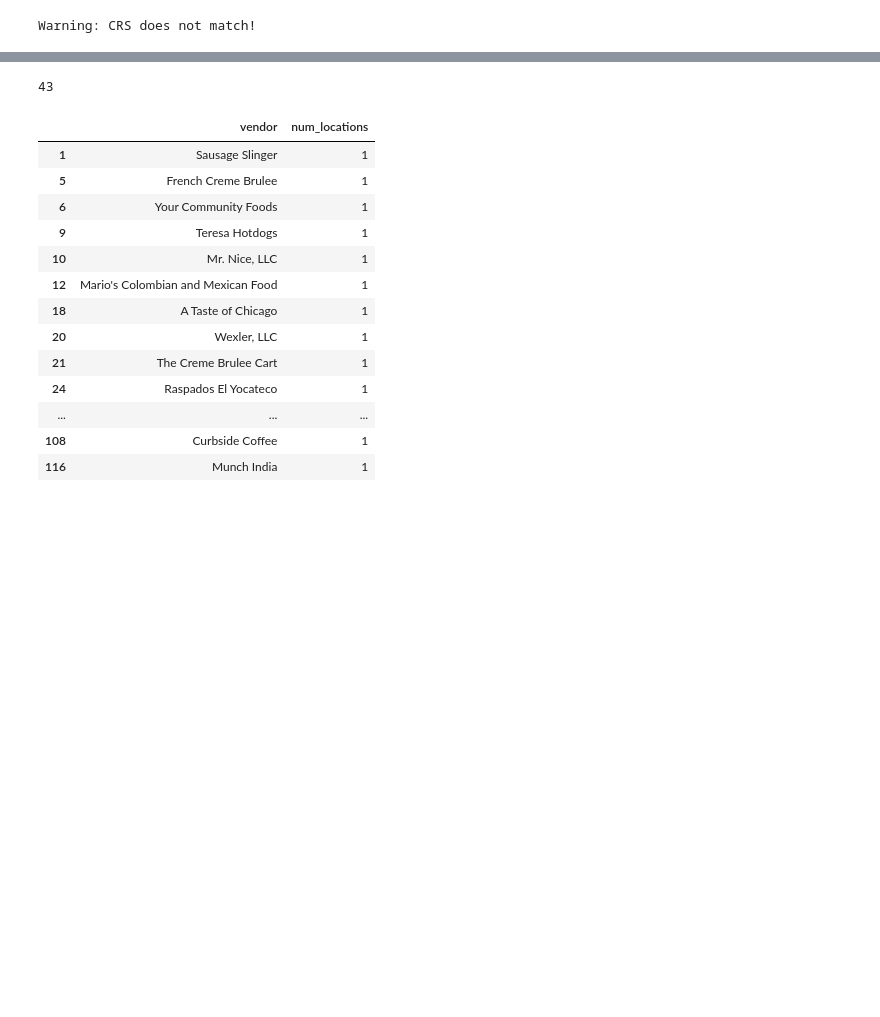
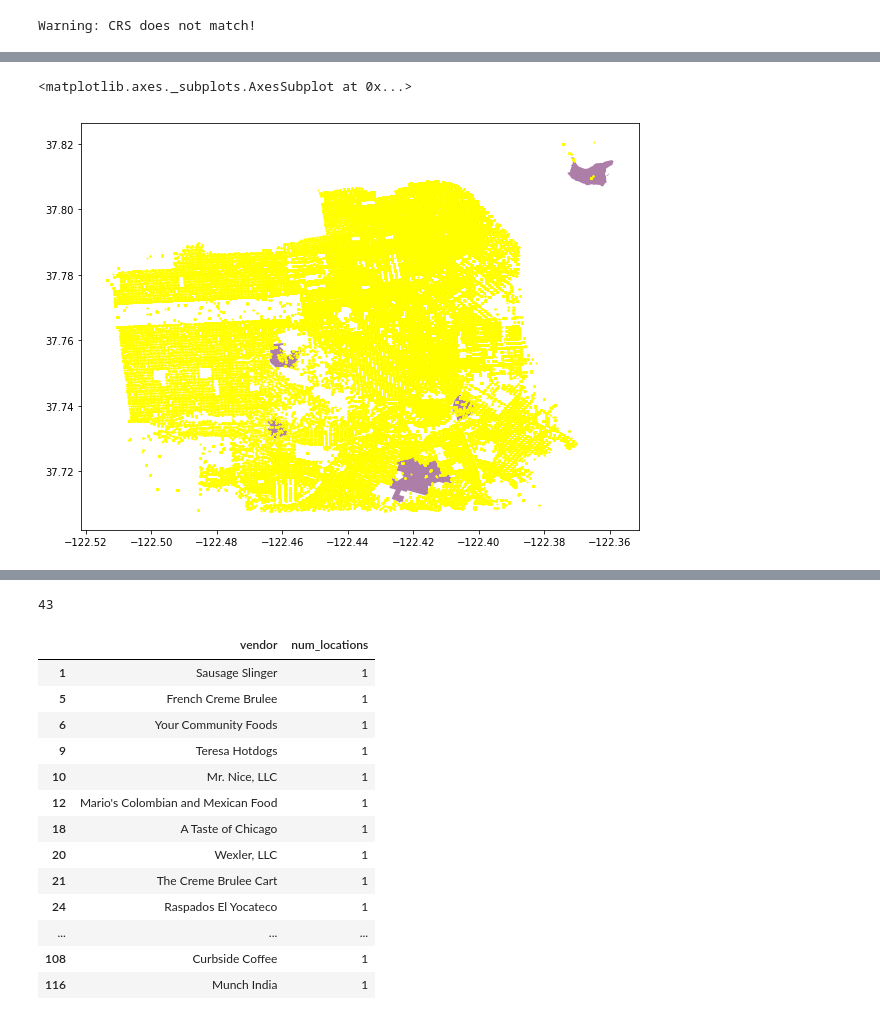
Before and after one commit to stelmanj/sta141b-hw5, a Jupyter notebook: hw5.ipynb, the cells around one changed output, grey strips where cells are left out. Saved outputs shown, nothing was run; the diff lists cells and outputs as text; code cells hidden in the pictures; blank space fills up the shorter version.

```diff
--- a/hw5.ipynb
+++ b/hw5.ipynb
@@ -152,0 +178,7 @@ Warning: CRS does not match!
+# %%
+sfnoise2 = sanfran[sanfran.name.isin(specials2)]
+sfn2 = sfnoise2.plot(figsize = (10, 10), color = "#ad7fa8")
+crime.plot(ax = sfn2, marker = 'o',color = 'yellow', markersize =1,)
+# %% [output]
+<matplotlib.axes._subplots.AxesSubplot at 0x...>
+[figure, added]
```
Also changed, not shown: parts of 28 cells of this notebook.
